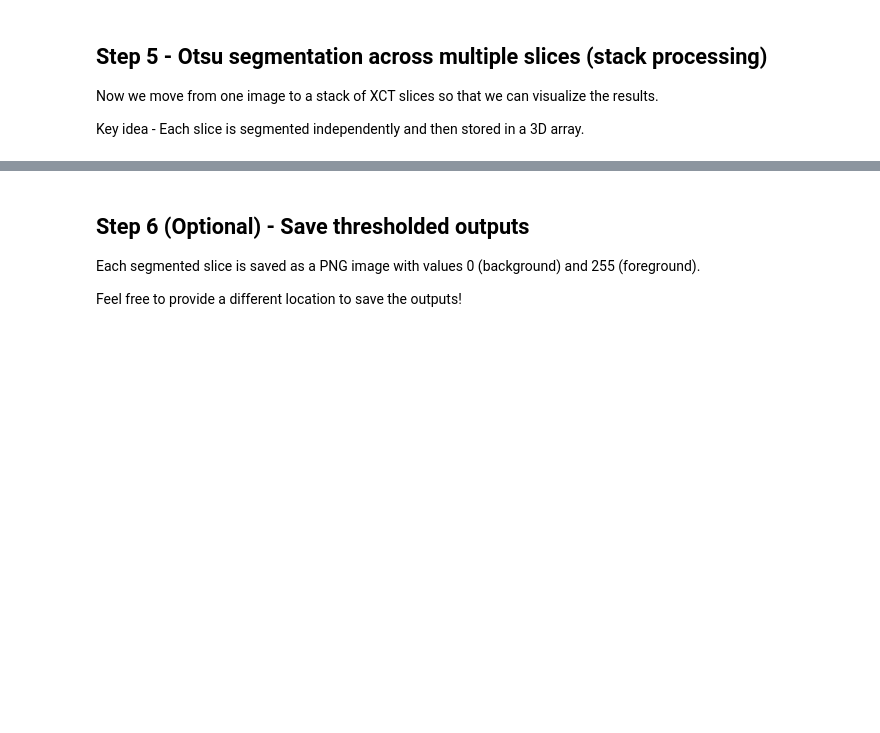
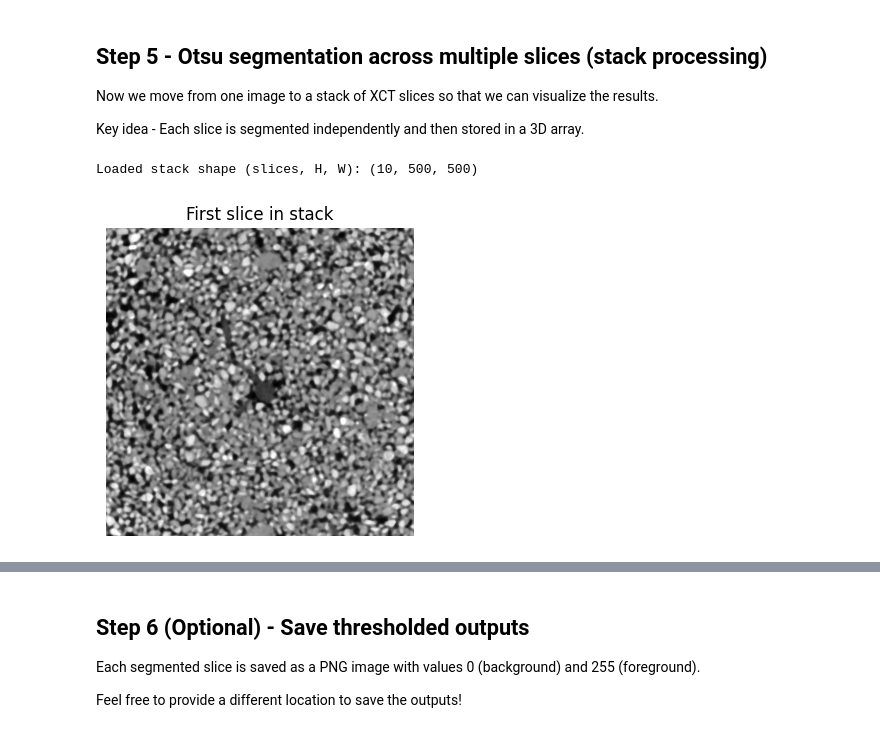
Before and after one commit to EMSL-MONet/Connect_and_Learn_2026, a Jupyter notebook: XCT/01-thresholding-imgseg.ipynb, the cells around one changed output, grey strips where cells are left out. Saved outputs shown, nothing was run; the diff lists cells and outputs as text; code cells hidden in the pictures; blank space fills up the shorter version.

```diff
--- a/XCT/01-thresholding-imgseg.ipynb
+++ b/XCT/01-thresholding-imgseg.ipynb
@@ -303,29 +297,32 @@ Key idea - Each slice is segmented independently and then stored in a 3D array.
 # %%
 # ----------------------------
 # Load a stack of grayscale slices
 # ----------------------------
 
 # Cap the number of slices so we don't accidentally load thousands of files
 # min() ensures we never ask for more slices than actually exist on disk
 NUM_SLICES = min(MAX_SLICES_TO_LOAD, len(image_files))
 
 # Read each slice from disk and collect them in a Python list
 stack_list = []
 for fname in image_files[:NUM_SLICES]:          # Iterate over the first NUM_SLICES filenames
-    arr = load_grayscale_slice(os.path.join(IMAGE_DIR, fname))  # Load + convert to float32 grayscale
+    arr = mpimg.imread(os.path.join(IMAGE_DIR, fname))  # Load
     stack_list.append(arr)                       # Add the 2D array to the list
 
 # Stack the list of 2D arrays into a single 3D NumPy array
 # axis=0 means slices are stacked along the first dimension, giving shape (num_slices, height, width)
 img_stack = np.stack(stack_list, axis=0)
 print("Loaded stack shape (slices, H, W):", img_stack.shape)
 
 # Preview the first slice to confirm the data loaded correctly
 plt.figure(figsize=(4, 4))
 plt.imshow(img_stack[0], cmap="gray")  # img_stack[0] selects the first slice
 plt.title("First slice in stack")
 plt.axis("off")
 plt.show()
+# %% [output]
+Loaded stack shape (slices, H, W): (10, 500, 500)
+[figure, added]
 # %%
 # ----------------------------
 # Apply Otsu per slice
```
Also changed, not shown: parts of 7 cells of this notebook.
